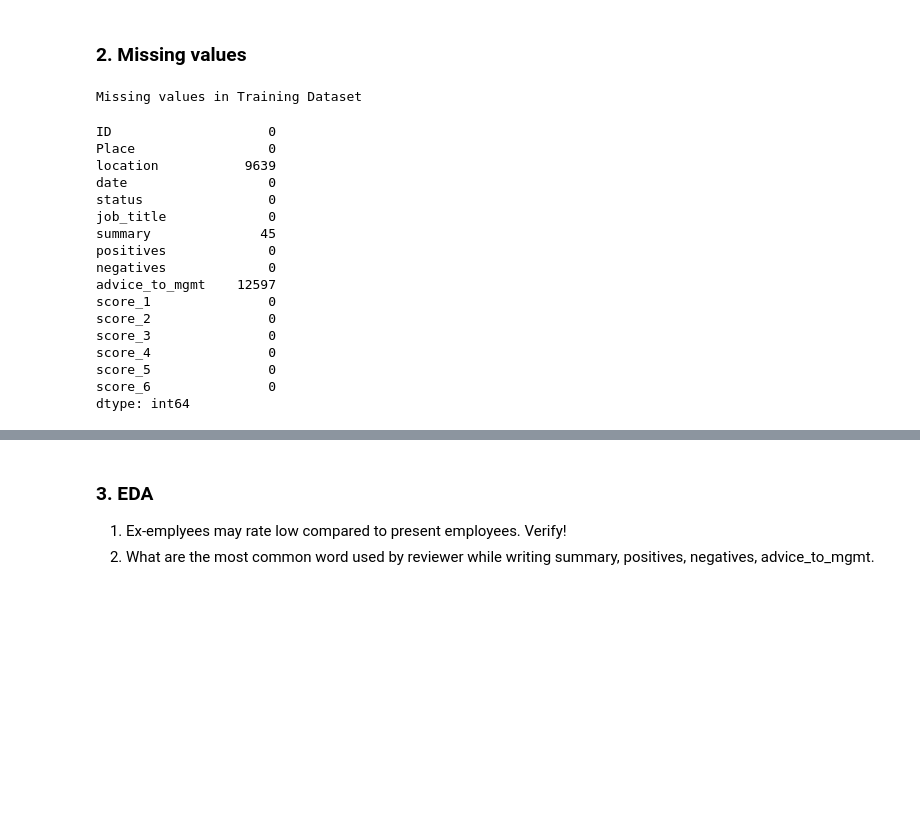
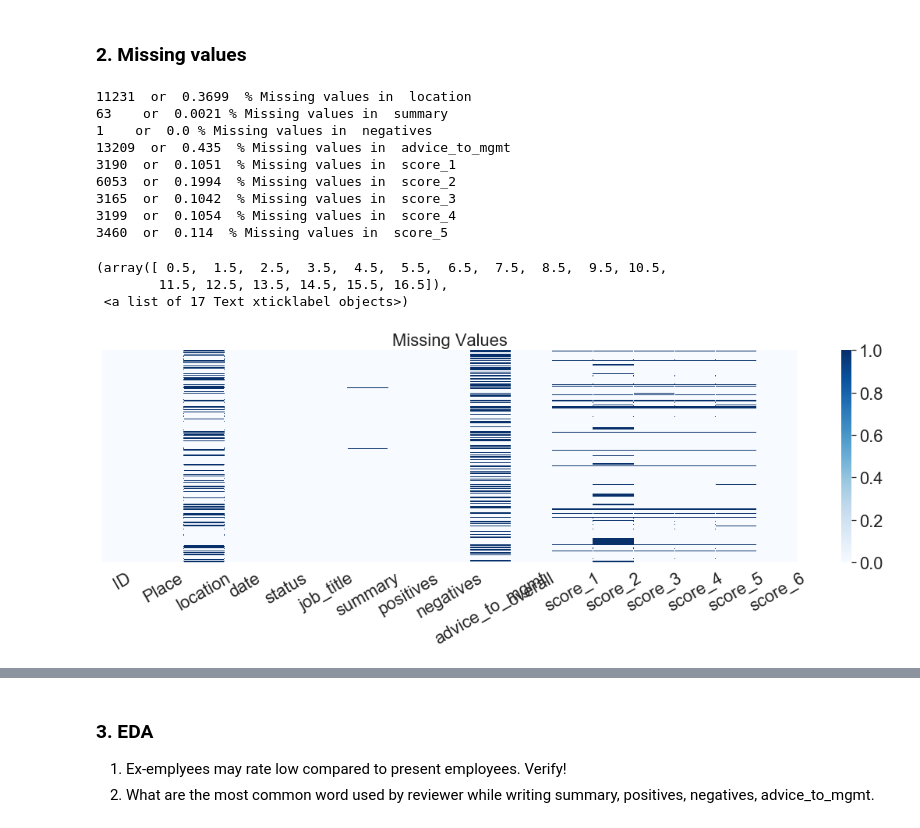
Before and after one commit to kumaranurag7/Job-Reviews-Analysis-Prediction, a Jupyter notebook: Job_reviews_ratings_analysis_and_prediction.ipynb, the cells around one changed output, grey strips where cells are left out. Drawn from its saved outputs; the diff is of its cells as text; code cells hidden in the pictures; blank space fills up the shorter version.

```diff
--- a/Job_reviews_ratings_analysis_and_prediction.ipynb
+++ b/Job_reviews_ratings_analysis_and_prediction.ipynb
@@ -47,28 +50,37 @@ train.head(5)
 13. 'score_6' - Number of likes received by the reviewer of the review
 # %% [markdown]
 ### 2. Missing values
-# %%
-print('Missing values in Training Dataset', '\n')
-test.isnull().sum()
-# %% [output]
-Missing values in Training Dataset
-ID                    0
-Place                 0
-location           9639
-date                  0
-status                0
-job_title             0
-summary              45
-positives             0
-negatives             0
-advice_to_mgmt    12597
-score_1               0
-score_2               0
-score_3               0
-score_4               0
-score_5               0
-score_6               0
-dtype: int64
+# %%
+# Check for missing values
+count = 0
+for i in train.columns:
+    if train.isnull().sum()[i] > 0:
+        if train.isnull().sum()[i] < 1000:
+            print(train.isnull().sum()[count],'   or ',round((train.isnull().sum()[i])/(train.shape[0]),4),'%','Missing values in ',train.columns[count])
+        else:
+            print(train.isnull().sum()[count],' or ',round((train.isnull().sum()[i])/(train.shape[0]),4),' %','Missing values in ',train.columns[count])
+
+    count += 1
+
+fig, ax = plt.subplots(figsize=(20,5))
+sns.set(font_scale=2)
+plt.title('Missing Values', fontsize=22)
+sns.heatmap(train.isnull(), cmap="Blues", yticklabels=False, ax=ax)
+plt.xticks(rotation = 30)
+# %% [output]
+11231  or  0.3699  % Missing values in  location
+63    or  0.0021 % Missing values in  summary
+1    or  0.0 % Missing values in  negatives
+13209  or  0.435  % Missing values in  advice_to_mgmt
+3190  or  0.1051  % Missing values in  score_1
+6053  or  0.1994  % Missing values in  score_2
+3165  or  0.1042  % Missing values in  score_3
+3199  or  0.1054  % Missing values in  score_4
+3460  or  0.114  % Missing values in  score_5
+(array([ 0.5,  1.5,  2.5,  3.5,  4.5,  5.5,  6.5,  7.5,  8.5,  9.5, 10.5,
+        11.5, 12.5, 13.5, 14.5, 15.5, 16.5]),
+ <a list of 17 Text xticklabel objects>)
+[figure, added]
 # %%
 # Distribution of numerical columns
 train.describe()
```
Also changed, not shown: parts of 22 cells of this notebook.
